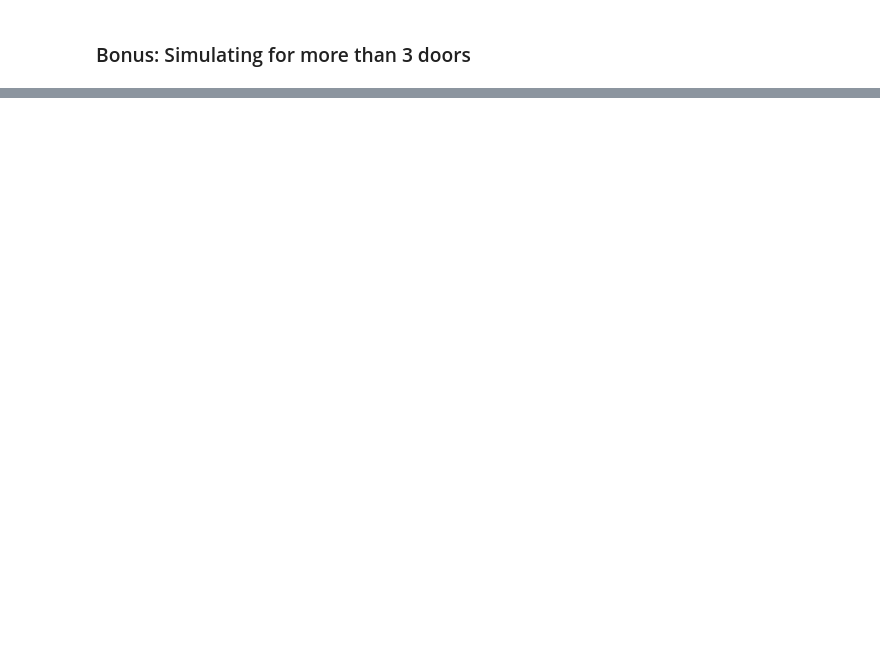
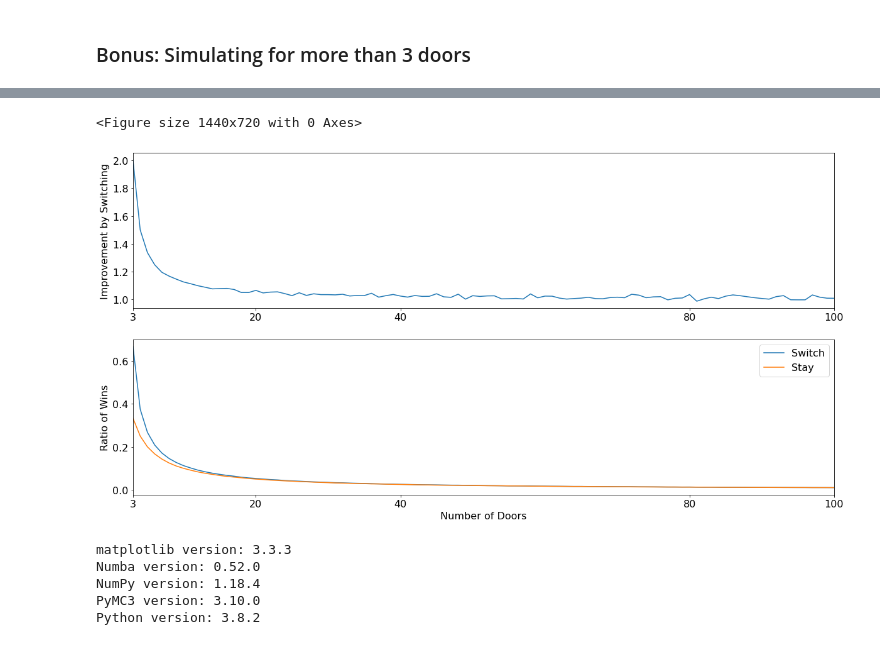
Before and after one commit to okz12/PyMCPlayground, a Jupyter notebook: MontyHall/MontyHall.ipynb, the cells around one changed output, grey strips where cells are left out. Drawn from its saved outputs; the diff is of its cells as text; code cells hidden in the pictures; blank space fills up the shorter version.

Commit message:
added simulations for doors 3 to 100

```diff
--- a/MontyHall/MontyHall.ipynb
+++ b/MontyHall/MontyHall.ipynb
@@ -186,0 +197,41 @@ RuntimeError: matplotlib does not support generators as input
+# %%
+import matplotlib.pyplot as plt
+plt.rcParams.update({'font.size': 16})
+plt.figure(figsize=(20,10))
+fig, (ax1, ax2) = plt.subplots(2, 1, figsize=(20,10))
+
+y_switch = np.array([r.switch/r.iterations for r in results])
+y_stay = np.array([r.stay/r.iterations for r in results])
+y_ratio = y_switch/y_stay
+x = np.array([r.n_doors for r in results])
+
+ax1.plot(x, y_ratio)
+ax2.plot(x, y_switch)
+ax2.plot(x, y_stay)
+ax2.set_xlabel('Number of Doors')
+ax1.set_ylabel('Improvement by Switching')
+ax2.set_ylabel('Ratio of Wins')
+ax2.legend(['Switch', 'Stay'])
+ax1.set_xlim([min(x), max(x)])
+ax2.set_xlim([min(x), max(x)])
+ax1.set_xticks([3, 20, 40, 80, 100])
+ax2.set_xticks([3, 20, 40, 80, 100])
+plt.show()
+# %% [output]
+<Figure size 1440x720 with 0 Axes>
+[figure, added]
+# %%
+import matplotlib
+import numba
+import sys
+print(f"matplotlib version: {matplotlib.__version__}")
+print(f"Numba version: {numba.__version__}")
+print(f"NumPy version: {np.__version__}")
+print(f"PyMC3 version: {pm.__version__}")
+print(f"Python version: {sys.version.split(' ')[0]}")
+# %% [output]
+matplotlib version: 3.3.3
+Numba version: 0.52.0
+NumPy version: 1.18.4
+PyMC3 version: 3.10.0
+Python version: 3.8.2
```
Also changed, not shown: parts of 13 cells of this notebook.
